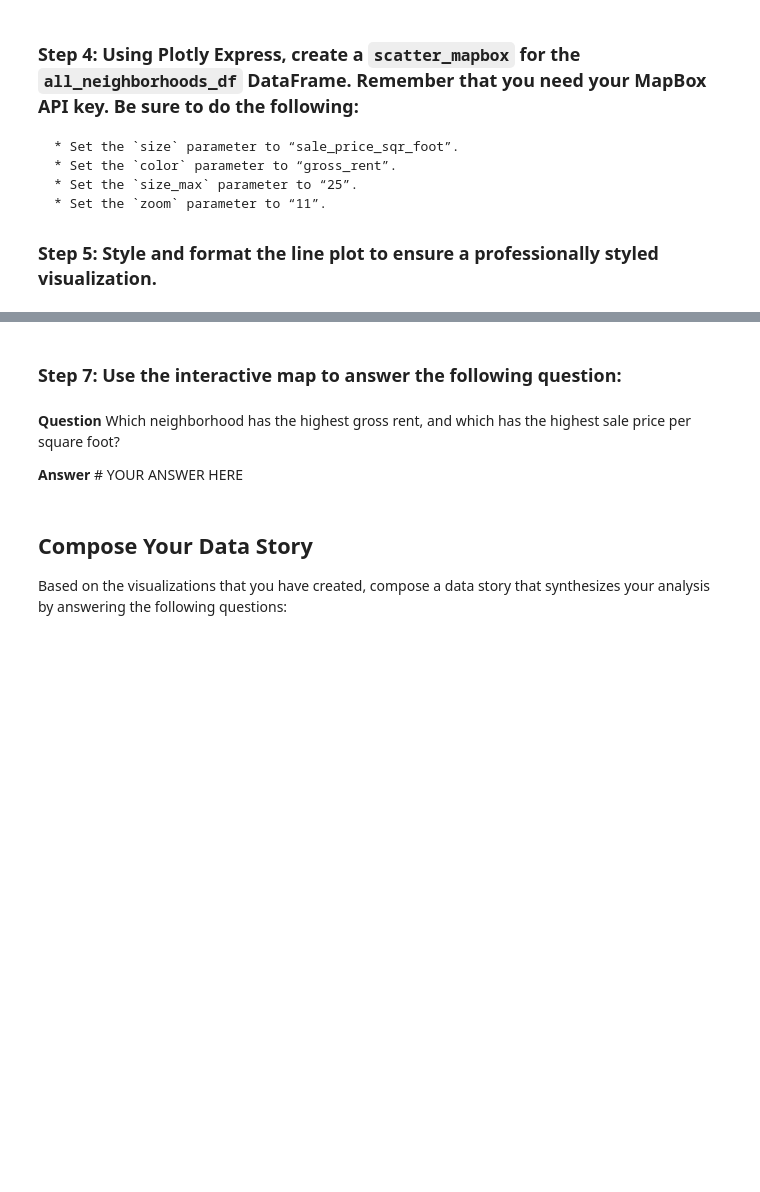
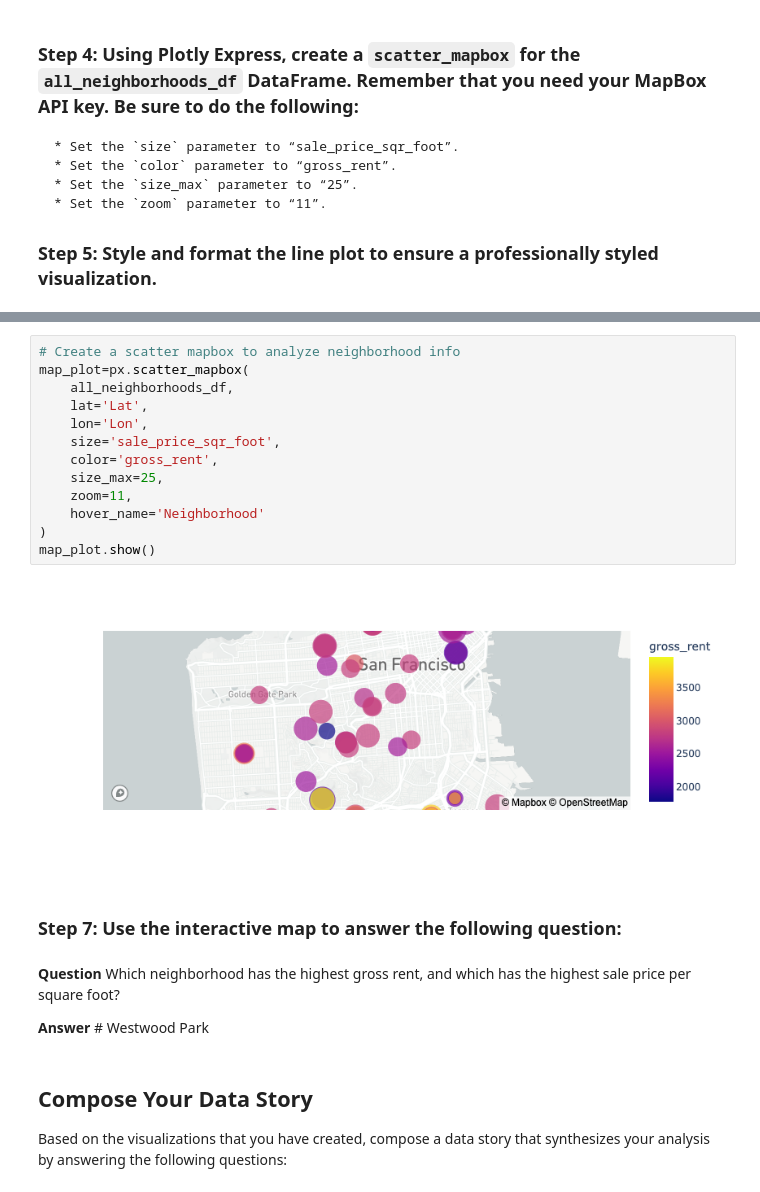
Before and after one commit to druchkamgar/Challenge_6, a Jupyter notebook: Starter_Code/san_francisco_housing.ipynb, the cells around one changed output, grey strips where cells are left out. Cells and saved outputs as stored; diff of their text form; blank space fills up the shorter version.

```diff
--- a/Starter_Code/san_francisco_housing.ipynb
+++ b/Starter_Code/san_francisco_housing.ipynb
@@ -531,9 +539,24 @@ display(all_neighborhoods_df.tail())
+# %%
+# Create a scatter mapbox to analyze neighborhood info
+map_plot=px.scatter_mapbox(
+    all_neighborhoods_df,
+    lat='Lat',
+    lon='Lon',
+    size='sale_price_sqr_foot',
+    color='gross_rent',
+    size_max=25,
+    zoom=11,
+    hover_name='Neighborhood'
+)
+map_plot.show()
+# %% [output]
+[figure, added]
 # %% [markdown]
 ### Step 7: Use the interactive map to answer the following question:
 # %% [markdown]
 **Question** Which neighborhood has the highest gross rent, and which has the highest sale price per square foot?
 
-**Answer** # YOUR ANSWER HERE
+**Answer** # Westwood Park
 # %% [markdown]
 ## Compose Your Data Story
 
```
Also changed, not shown: parts of 5 cells of this notebook.
